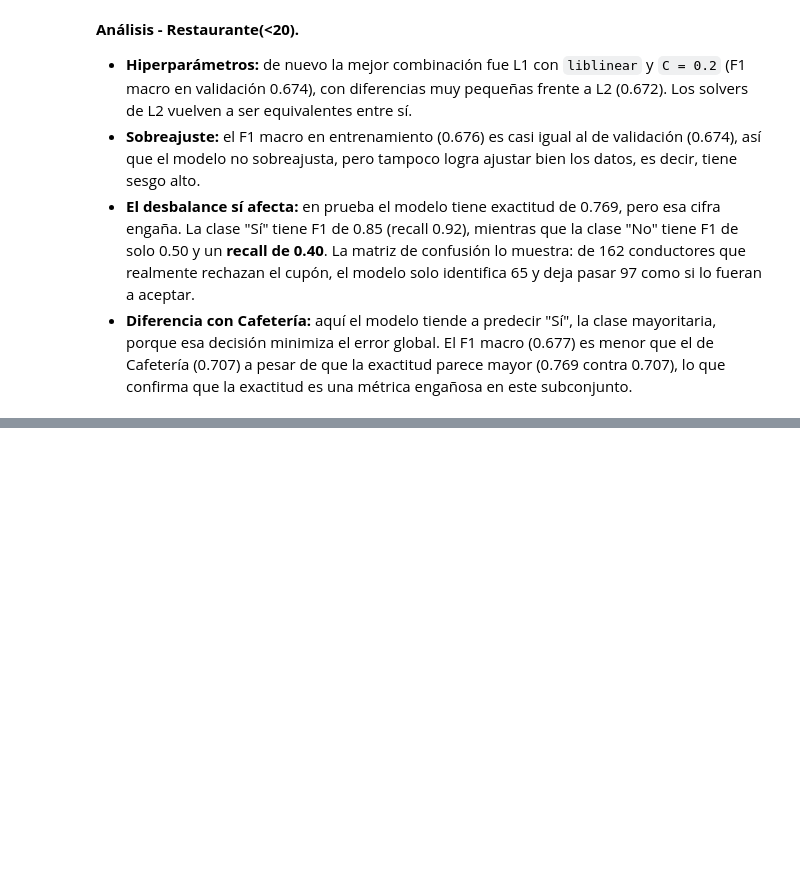
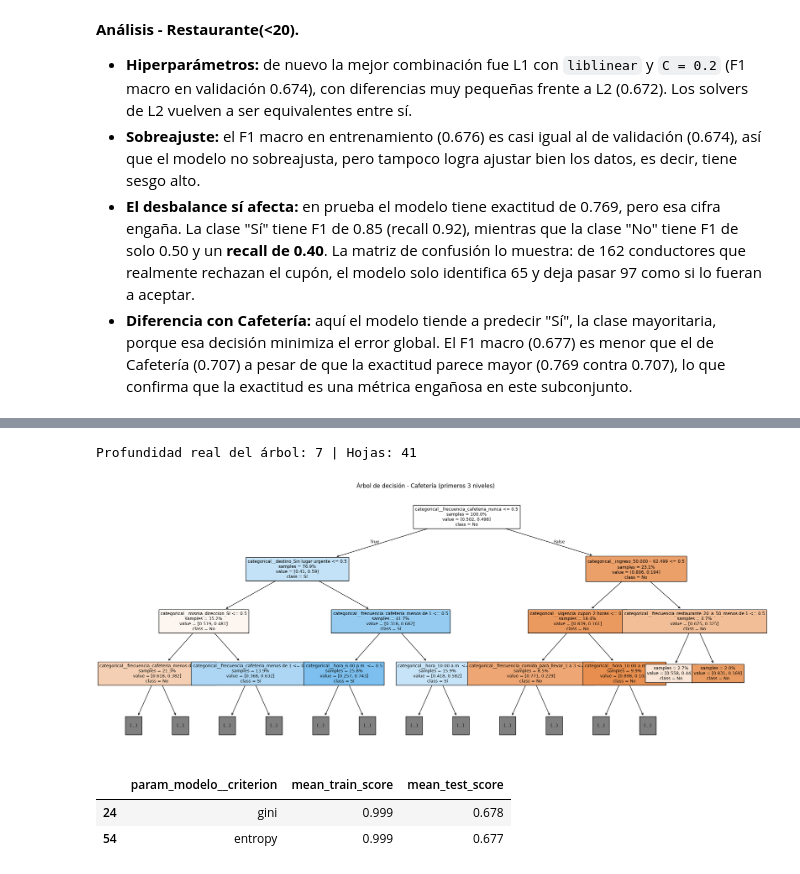
Before and after one commit to samuelmolinal/Lab3-ML, a Jupyter notebook: Laboratorio 3 - Clasificación.ipynb, the cells around one changed output, grey strips where cells are left out. Cells and saved outputs as stored; diff of their text form; code cells hidden in the pictures; blank space fills up the shorter version.

```diff
--- a/Laboratorio 3 - Clasificación.ipynb
+++ b/Laboratorio 3 - Clasificación.ipynb
@@ -726,0 +738,19 @@ weighted avg      0.756     0.769     0.748       554
+# %%
+def graficar_arbol(gs, cupon, profundidad_grafica=3):
+    """Dibuja los primeros niveles del árbol del mejor modelo encontrado."""
+    mejor = gs.best_estimator_
+    arbol = mejor.named_steps['modelo']
+    nombres = mejor.named_steps['preprocesador'].get_feature_names_out()
+    print(f'Profundidad real del árbol: {arbol.get_depth()} | Hojas: {arbol.get_n_leaves()}')
+    plt.figure(figsize=(24, 10))
+    plot_tree(arbol, feature_names=nombres, class_names=list(arbol.classes_),
+              filled=True, impurity=False, proportion=True,
+              max_depth=profundidad_grafica, fontsize=9)
+    plt.title(f'Árbol de decisión - {cupon} (primeros {profundidad_grafica} niveles)')
+    plt.show()
+
+def ver_sobreajuste(gs):
+    """Compara entrenamiento vs. validación para el árbol sin restricciones."""
+    r = pd.DataFrame(gs.cv_results_)
+    sin_limite = r[(r['param_modelo__max_depth'].isna()) & (r['param_modelo__min_samples_leaf'] == 1)]
+    display(sin_limite[['param_modelo__criterion', 'mean_train_score', 'mean_test_score']].round(3))
@@ -726,0 +802,9 @@ weighted avg      0.756     0.769     0.748       554
+# %%
+graficar_arbol(gs_dt_cafe, 'Cafetería')
+ver_sobreajuste(gs_dt_cafe)
+# %% [output]
+Profundidad real del árbol: 7 | Hojas: 41
+[figure, added]
+|  | param_modelo__criterion | mean_train_score | mean_test_score |
+| 24 | gini | 0.999 | 0.678 |
+| 54 | entropy | 0.999 | 0.677 |
```
Also changed, not shown: parts of 14 cells of this notebook.
